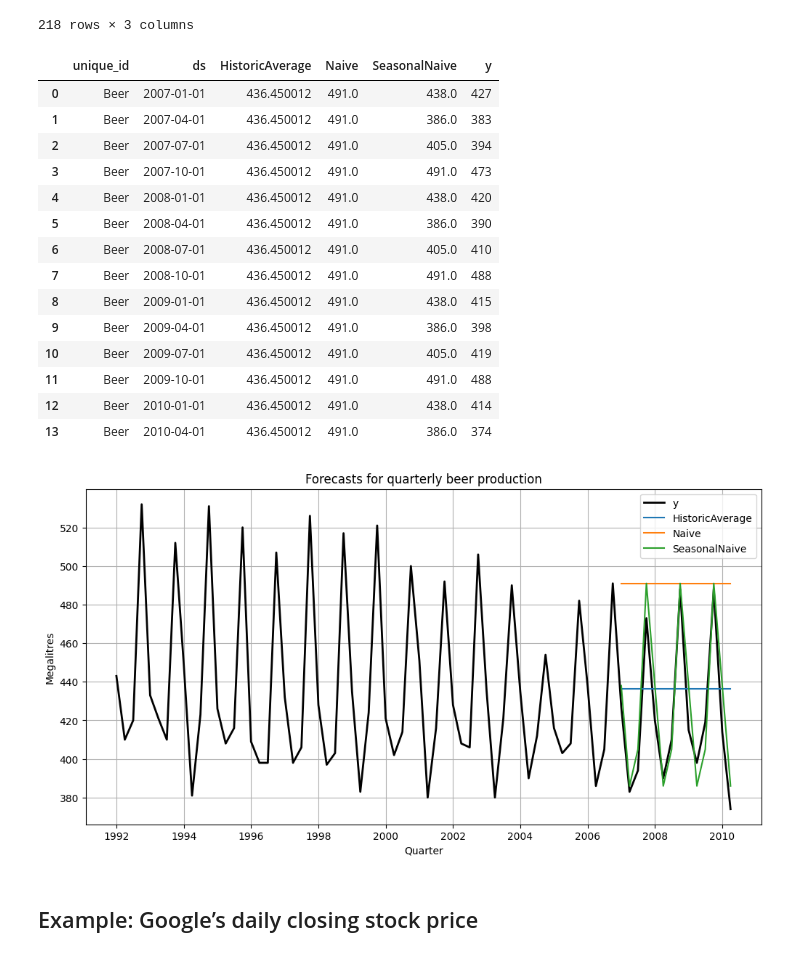
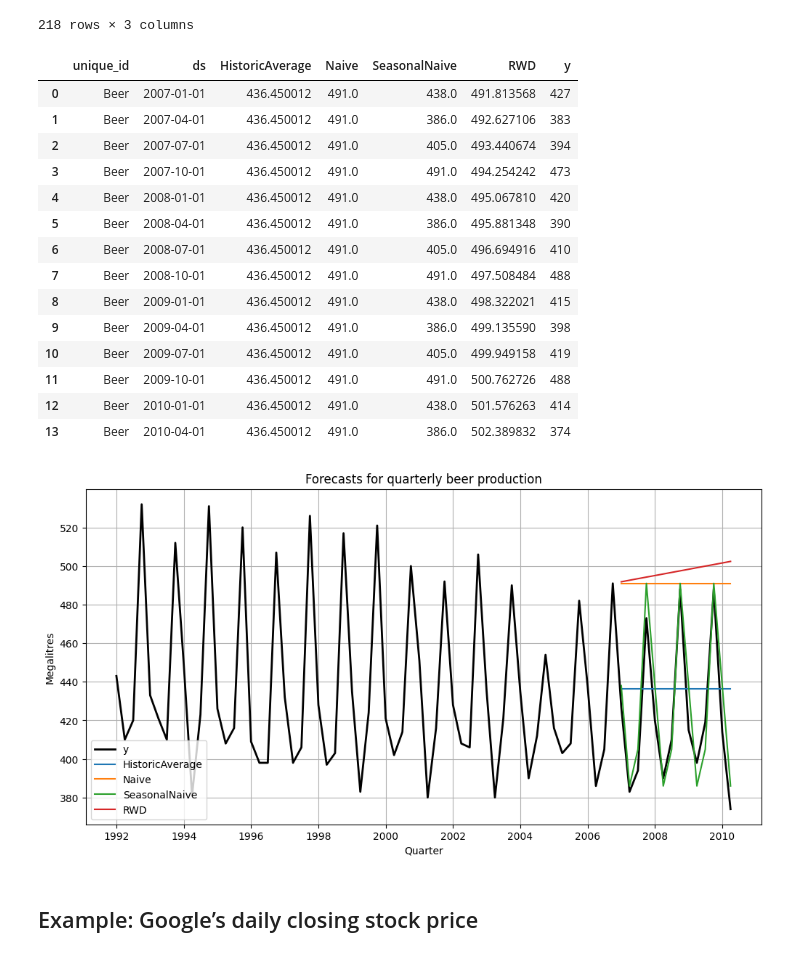
Before and after one commit to omeraytug/fpp3, a Jupyter notebook: code_alongs/05_forecasters_toolbox.ipynb, the cells around one changed output. Cells and saved outputs as stored; diff of their text form; code cells hidden in the pictures.

```diff
--- a/code_alongs/05_forecasters_toolbox.ipynb
+++ b/code_alongs/05_forecasters_toolbox.ipynb
@@ -215,7 +215,8 @@ beers_df
 | 217 | Beer | 2010-04-01 | 374 |
 218 rows × 3 columns
 # %%
-from statsforecast.models import HistoricAverage, Naive, SeasonalNaive
+from statsforecast.models import HistoricAverage, Naive, SeasonalNaive, RandomWalkWithDrift
+
 
 
 train = beers_df.loc[lambda x: (x["ds"] >= "1992-01-01") & (x["ds"] < "2007-01-01")]
@@ -224,9 +225,10 @@ test = beers_df.loc[lambda x: x["ds"] >= "2007-01-01"]
 avg_method = HistoricAverage()
 naive_method = Naive()
 seasonal_naive_method = SeasonalNaive(season_length=4)
+drift_method = RandomWalkWithDrift()
 
 sf = StatsForecast(
-    models=[avg_method, naive_method, seasonal_naive_method],
+    models=[avg_method, naive_method, seasonal_naive_method, drift_method],
     freq="QS"
 )
 
@@ -237,40 +239,40 @@ fcasts = fcasts.assign(y=test["y"].to_numpy())
 # %%
 fcasts
 # %% [output]
-|  | unique_id | ds | HistoricAverage | Naive | SeasonalNaive | y |
-| 0 | Beer | 2007-01-01 | 436.450012 | 491.0 | 438.0 | 427 |
-| 1 | Beer | 2007-04-01 | 436.450012 | 491.0 | 386.0 | 383 |
-| 2 | Beer | 2007-07-01 | 436.450012 | 491.0 | 405.0 | 394 |
-| 3 | Beer | 2007-10-01 | 436.450012 | 491.0 | 491.0 | 473 |
-| 4 | Beer | 2008-01-01 | 436.450012 | 491.0 | 438.0 | 420 |
-| 5 | Beer | 2008-04-01 | 436.450012 | 491.0 | 386.0 | 390 |
-| 6 | Beer | 2008-07-01 | 436.450012 | 491.0 | 405.0 | 410 |
-| 7 | Beer | 2008-10-01 | 436.450012 | 491.0 | 491.0 | 488 |
-| 8 | Beer | 2009-01-01 | 436.450012 | 491.0 | 438.0 | 415 |
-| 9 | Beer | 2009-04-01 | 436.450012 | 491.0 | 386.0 | 398 |
-| 10 | Beer | 2009-07-01 | 436.450012 | 491.0 | 405.0 | 419 |
-| 11 | Beer | 2009-10-01 | 436.450012 | 491.0 | 491.0 | 488 |
-| 12 | Beer | 2010-01-01 | 436.450012 | 491.0 | 438.0 | 414 |
-| 13 | Beer | 2010-04-01 | 436.450012 | 491.0 | 386.0 | 374 |
+|  | unique_id | ds | HistoricAverage | Naive | SeasonalNaive | RWD | y |
+| 0 | Beer | 2007-01-01 | 436.450012 | 491.0 | 438.0 | 491.813568 | 427 |
+| 1 | Beer | 2007-04-01 | 436.450012 | 491.0 | 386.0 | 492.627106 | 383 |
+| 2 | Beer | 2007-07-01 | 436.450012 | 491.0 | 405.0 | 493.440674 | 394 |
+| 3 | Beer | 2007-10-01 | 436.450012 | 491.0 | 491.0 | 494.254242 | 473 |
+| 4 | Beer | 2008-01-01 | 436.450012 | 491.0 | 438.0 | 495.067810 | 420 |
+| 5 | Beer | 2008-04-01 | 436.450012 | 491.0 | 386.0 | 495.881348 | 390 |
+| 6 | Beer | 2008-07-01 | 436.450012 | 491.0 | 405.0 | 496.694916 | 410 |
+| 7 | Beer | 2008-10-01 | 436.450012 | 491.0 | 491.0 | 497.508484 | 488 |
+| 8 | Beer | 2009-01-01 | 436.450012 | 491.0 | 438.0 | 498.322021 | 415 |
+| 9 | Beer | 2009-04-01 | 436.450012 | 491.0 | 386.0 | 499.135590 | 398 |
+| 10 | Beer | 2009-07-01 | 436.450012 | 491.0 | 405.0 | 499.949158 | 419 |
+| 11 | Beer | 2009-10-01 | 436.450012 | 491.0 | 491.0 | 500.762726 | 488 |
+| 12 | Beer | 2010-01-01 | 436.450012 | 491.0 | 438.0 | 501.576263 | 414 |
+| 13 | Beer | 2010-04-01 | 436.450012 | 491.0 | 386.0 | 502.389832 | 374 |
 # %%
 actual_all = pd.concat([train, test])
 
 plt.figure(figsize=(12, 6))
 
 plt.plot(actual_all["ds"], actual_all["y"], label="y", color="black", linewidth=2)
 
 plt.plot(fcasts["ds"], fcasts["HistoricAverage"], label="HistoricAverage")
 plt.plot(fcasts["ds"], fcasts["Naive"], label="Naive")
 plt.plot(fcasts["ds"], fcasts["SeasonalNaive"], label="SeasonalNaive")
-
+plt.plot(fcasts["ds"], fcasts["RWD"], label="RWD")
 plt.title("Forecasts for quarterly beer production")
 plt.xlabel("Quarter")
 plt.ylabel("Megalitres")
 plt.legend()
 plt.grid(True)
 plt.show()
 # %% [output]
-[figure, old version]
+[figure, new version]
 # %% [markdown]
 ## Example: Google’s daily closing stock price
 # %%
```
Also changed, not shown: parts of 29 cells of this notebook, 1 other file.
